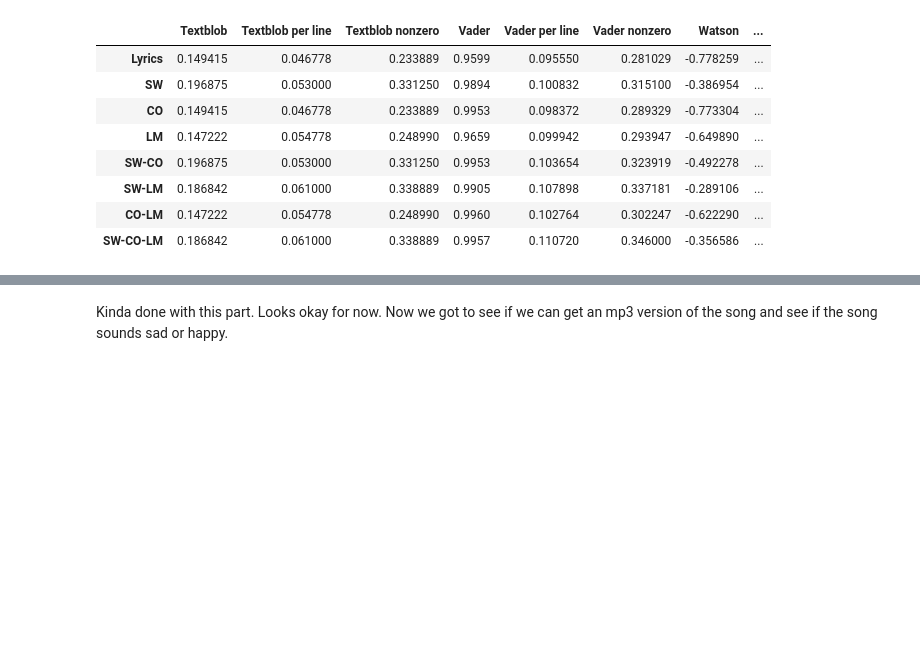
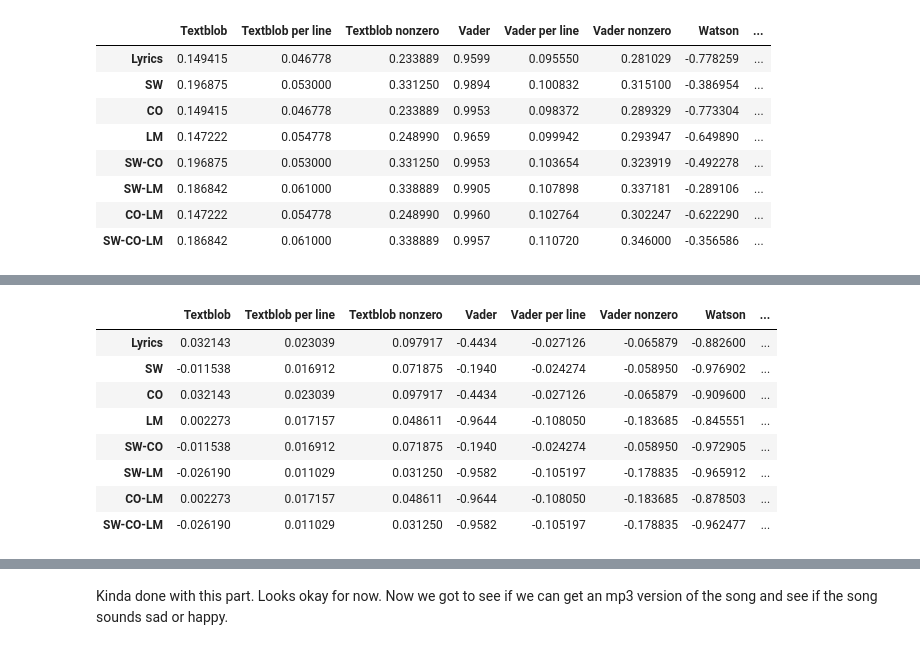
Before and after one commit to Thayyebsalim/music_analyisis, a Jupyter notebook: Music_Sentimental_analysis_NLP_by_Tone_and_Lyrics.ipynb, the cells around one changed output, grey strips where cells are left out. Cells and saved outputs as stored; diff of their text form; code cells hidden in the pictures; blank space fills up the shorter version.

```diff
--- a/Music_Sentimental_analysis_NLP_by_Tone_and_Lyrics.ipynb
+++ b/Music_Sentimental_analysis_NLP_by_Tone_and_Lyrics.ipynb
@@ -542,0 +628,4 @@ df
+# %%
+songs=["blinding lights weeknd","jacob lee demons","grandson war","anson seabra emerald eyes","june messed up"]
+song_arr=list(map(get_track_link,songs))
+song_arr
@@ -542,0 +638,6 @@ df
+# %%
+elt_arr=[]
+for i in song_arr:
+  print(i)
+  elt_arr.append(get_lyric_element(i,"default"))
+elt_arr
@@ -542,0 +665,3 @@ df
+# %%
+getdffrom=list(map(filter_raw_lyrics,elt_arr))
+getdffrom
@@ -542,0 +686,2 @@ df
+# %%
+x=list(map(get_df,getdffrom))
@@ -542,0 +706,12 @@ df
+# %%
+x[0]
+# %% [output]
+|  | Textblob | Textblob per line | Textblob nonzero | Vader | Vader per line | Vader nonzero | Watson | ... |
+| Lyrics | 0.032143 | 0.023039 | 0.097917 | -0.4434 | -0.027126 | -0.065879 | -0.882600 | ... |
+| SW | -0.011538 | 0.016912 | 0.071875 | -0.1940 | -0.024274 | -0.058950 | -0.976902 | ... |
+| CO | 0.032143 | 0.023039 | 0.097917 | -0.4434 | -0.027126 | -0.065879 | -0.909600 | ... |
+| LM | 0.002273 | 0.017157 | 0.048611 | -0.9644 | -0.108050 | -0.183685 | -0.845551 | ... |
+| SW-CO | -0.011538 | 0.016912 | 0.071875 | -0.1940 | -0.024274 | -0.058950 | -0.972905 | ... |
+| SW-LM | -0.026190 | 0.011029 | 0.031250 | -0.9582 | -0.105197 | -0.178835 | -0.965912 | ... |
+| CO-LM | 0.002273 | 0.017157 | 0.048611 | -0.9644 | -0.108050 | -0.183685 | -0.878503 | ... |
+| SW-CO-LM | -0.026190 | 0.011029 | 0.031250 | -0.9582 | -0.105197 | -0.178835 | -0.962477 | ... |
```
Also changed, not shown: parts of 30 cells of this notebook.
